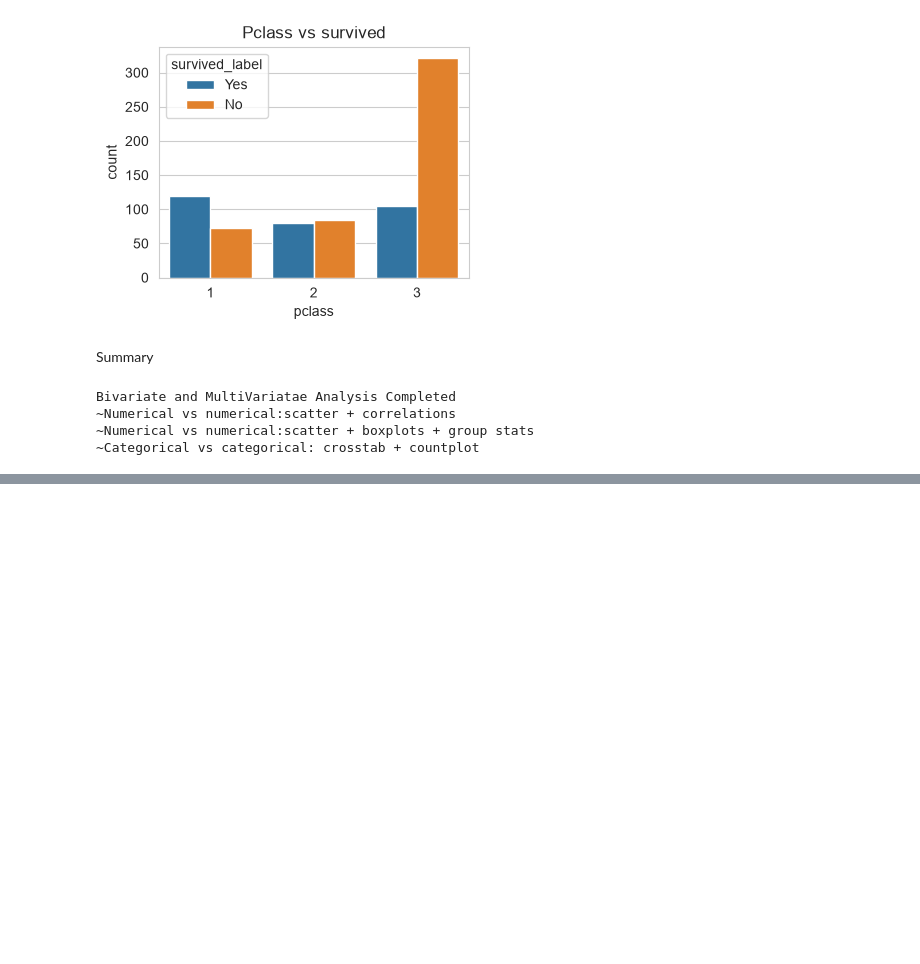
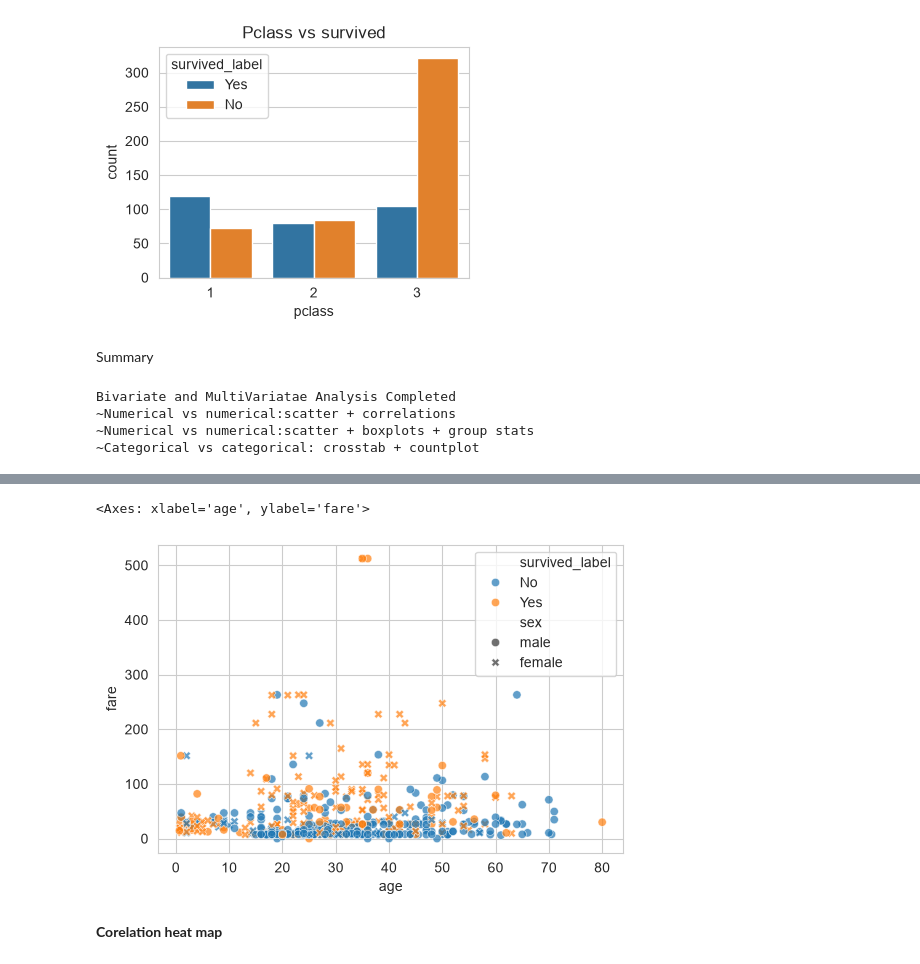
Before and after one commit to bibekpandey0521/eda, a Jupyter notebook: bivariate_analysis.ipynb, the cells around one changed output, grey strips where cells are left out. Saved outputs shown, nothing was run; the diff lists cells and outputs as text; code cells hidden in the pictures; blank space fills up the shorter version.

```diff
--- a/bivariate_analysis.ipynb
+++ b/bivariate_analysis.ipynb
@@ -321,0 +380,15 @@ Bivariate and MultiVariatae Analysis Completed
+# %%
+plt.figure(figsize=(6,4))
+sns.scatterplot(
+    data = df,
+    x = "age",
+    y = "fare",
+    hue= "survived_label",
+    style="sex",
+    alpha  = 0.7
+)
+# %% [output]
+<Axes: xlabel='age', ylabel='fare'>
+[figure, added]
+# %% [markdown]
+**Corelation heat map**
```
Also changed, not shown: parts of 18 cells of this notebook, 1 other file.
